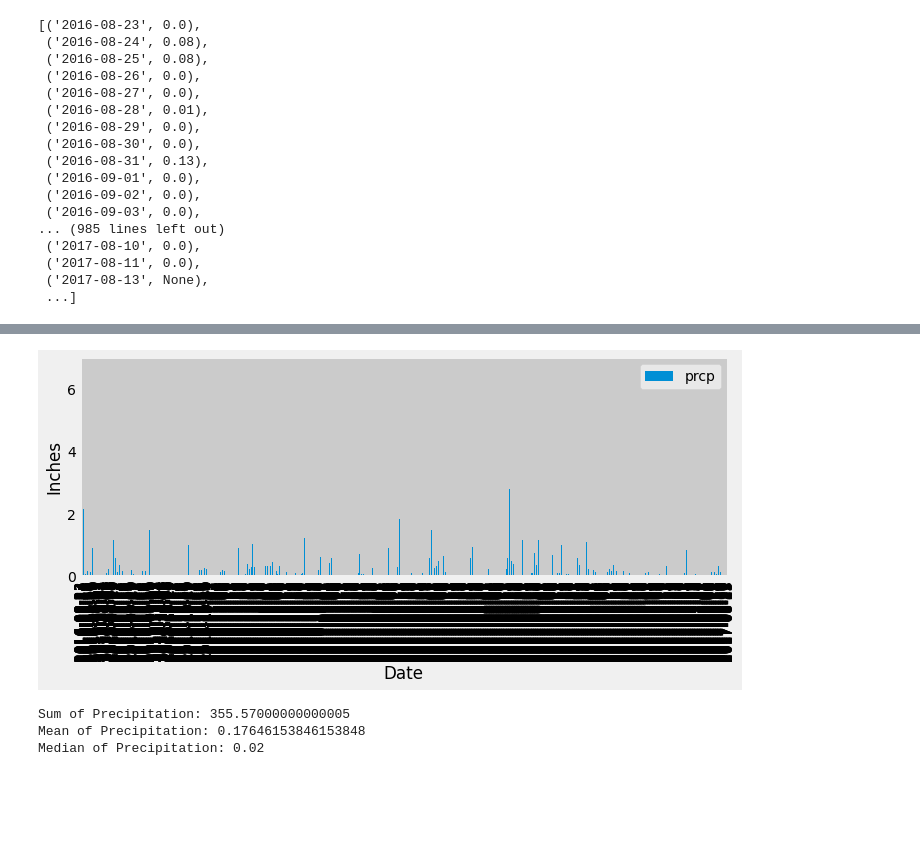
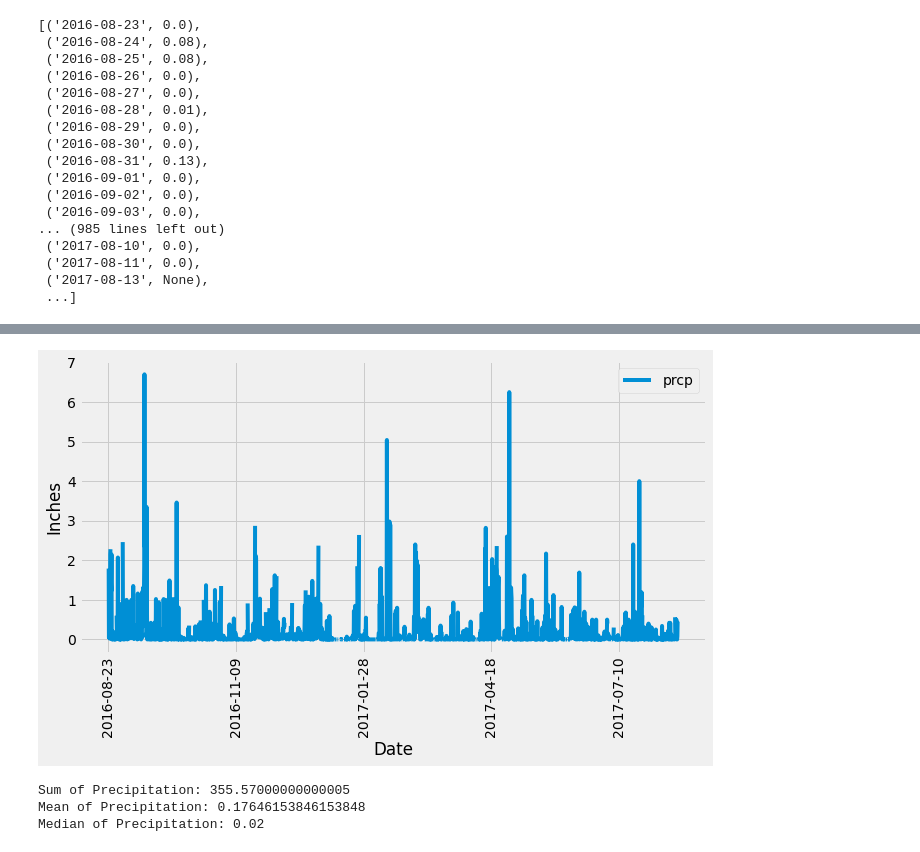
Before and after one commit to cassfolk/HW.Folkers, a Jupyter notebook: 08-sqlalchemy-challenge/climate_starter.ipynb, the cells around one changed output, grey strips where cells are left out. Drawn from its saved outputs; the diff is of its cells as text; code cells hidden in the pictures; blank space fills up the shorter version.

Commit message:
Figured out bar graph

```diff
--- a/08-sqlalchemy-challenge/climate_starter.ipynb
+++ b/08-sqlalchemy-challenge/climate_starter.ipynb
@@ -111,31 +111,14 @@ last_12_sort
-# %%
-# Use Pandas Plotting with Matplotlib to plot the data
-
-# ['2016-08-23', '2016-10-01', '2016-11-09', '2016-12-19', '2017-01-28',
-# '2017-03-09', '2017-04-18', '2017-05-31', '2017-07-10']
-
-
-                # dates = [last_12_sort.iloc[::250, 0]]
-
-#             x_axis = np.arange(len(last_12_sort.index))
-#             tick_locations = [value for value in x_axis]
-
-df = pd.DataFrame(last_12_sort, columns=['prcp'])
-# df.set_index('date')
-df.plot.bar(figsize=(10,5)) #ax =
-
-                # last_12_sort.plot(kind="bar", figsize=(20,5))
-plt.xlabel('Date')
-plt.ylabel('Inches')
-plt.tight_layout()
-
-                # ax.set_xticks(last_12_sort[::250])
-                # ax.set_xticklabels(last_12_sort.index[::250], rotation=90)
-
-                # plt.xticks(tick_locations, last_12_sort.index, rotation="vertical")
-plt.show()
-# %% [output]
-[figure, removed]
+# %%
+# Use Pandas Plotting with Matplotlib to plot the data
+
+
+df = pd.DataFrame(last_12_sort, columns=['prcp'])
+df.plot(figsize=(10,5), rot=90)
+plt.xlabel('Date')
+plt.ylabel('Inches')
+plt.show()
+# %% [output]
+[figure, added]
 # %%
 # Use Pandas to calcualte the summary statistics for the precipitation data
 print(f"Sum of Precipitation: {last_12_df.prcp.sum()}")
```
Also changed, not shown: parts of 1 cell of this notebook.
